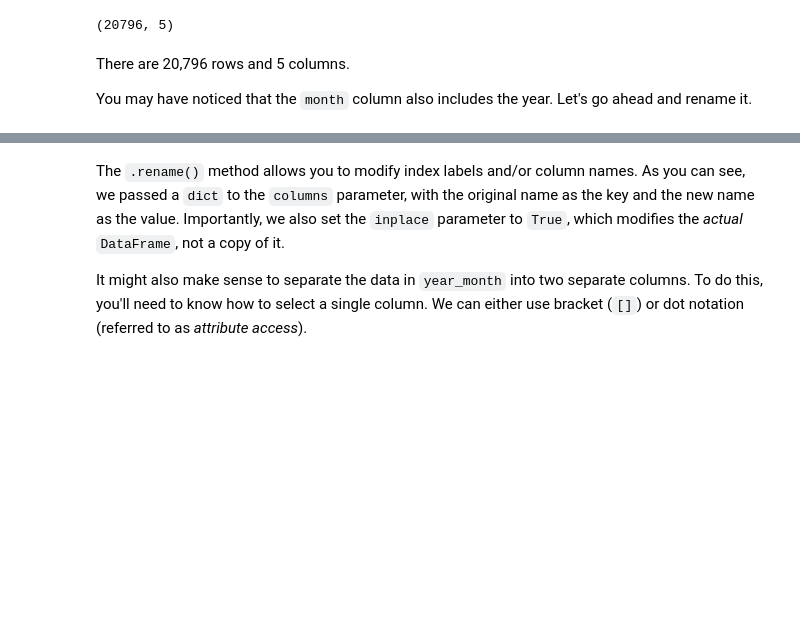
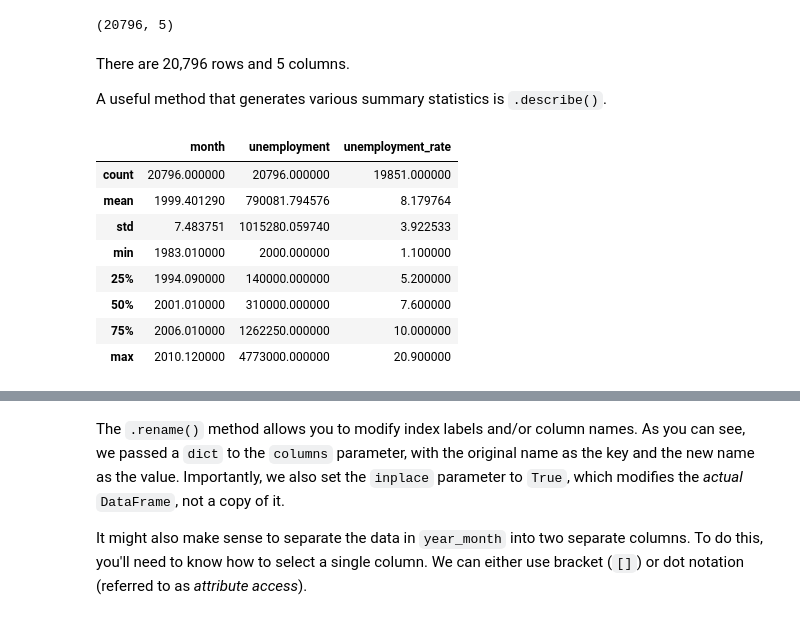
Before and after one commit to dlab-berkeley/Python-Data-Wrangling-Legacy, a Jupyter notebook: introduction-to-pandas.ipynb, the cells around one changed output, grey strips where cells are left out. Saved outputs shown, nothing was run; the diff lists cells and outputs as text; code cells hidden in the pictures; blank space fills up the shorter version.

Commit message:
Adding describe()

```diff
--- a/introduction-to-pandas.ipynb
+++ b/introduction-to-pandas.ipynb
@@ -50,7 +50,19 @@ To find the number of rows, you can use the `len()` function. Alternatively, you
 unemployment.shape
 # %% [output]
 (20796, 5)
-# %% [markdown]
-There are 20,796 rows and 5 columns.
-
-You may have noticed that the `month` column also includes the year. Let's go ahead and rename it.
+# %% [markdown]
+There are 20,796 rows and 5 columns.
+
+A useful method that generates various summary statistics is `.describe()`.
+# %%
+unemployment.describe()
+# %% [output]
+|  | month | unemployment | unemployment_rate |
+| count | 20796.000000 | 20796.000000 | 19851.000000 |
+| mean | 1999.401290 | 790081.794576 | 8.179764 |
+| std | 7.483751 | 1015280.059740 | 3.922533 |
+| min | 1983.010000 | 2000.000000 | 1.100000 |
+| 25% | 1994.090000 | 140000.000000 | 5.200000 |
+| 50% | 2001.010000 | 310000.000000 | 7.600000 |
+| 75% | 2006.010000 | 1262250.000000 | 10.000000 |
+| max | 2010.120000 | 4773000.000000 | 20.900000 |
```
Also changed, not shown: parts of 5 cells of this notebook.
